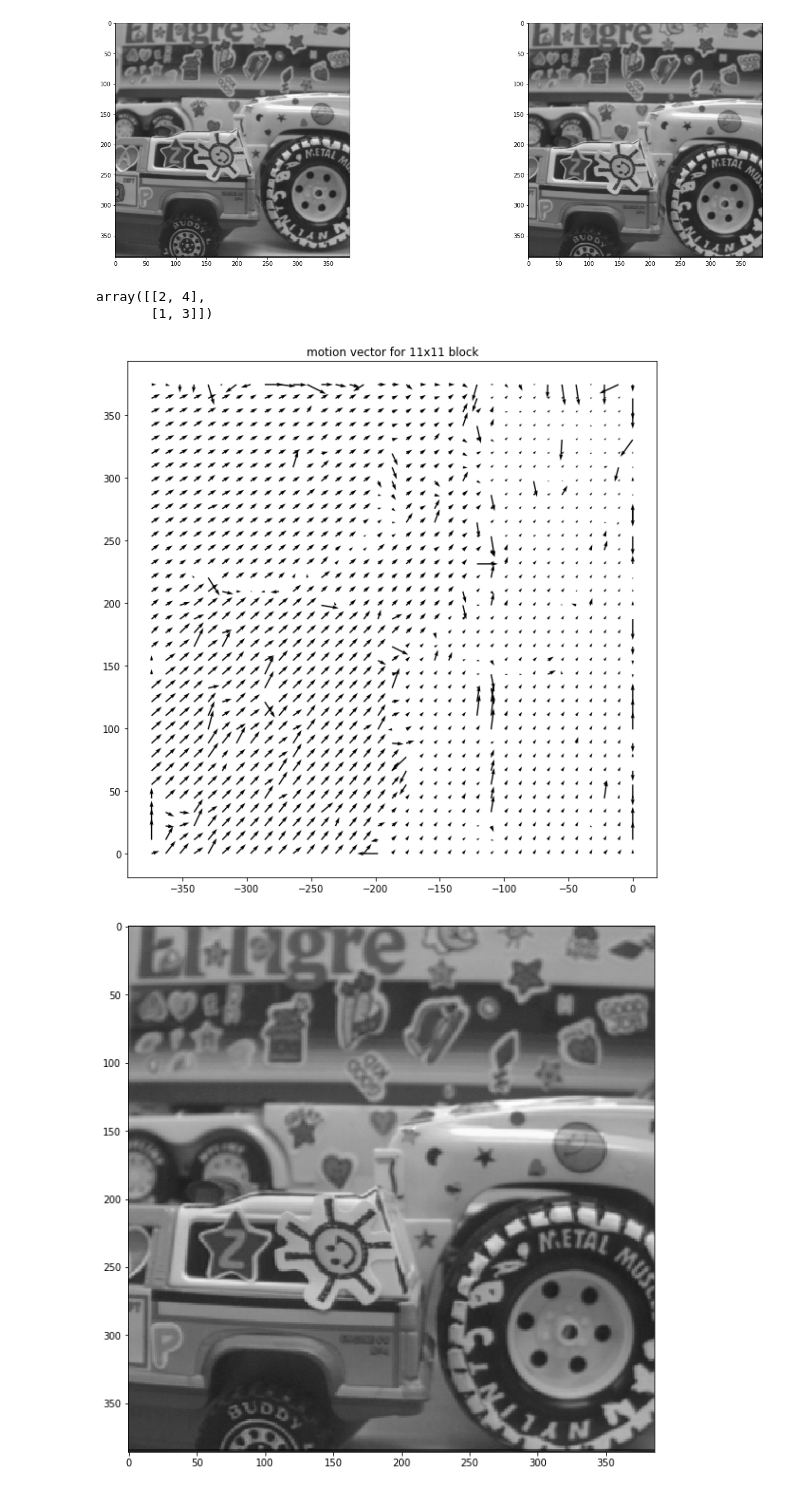
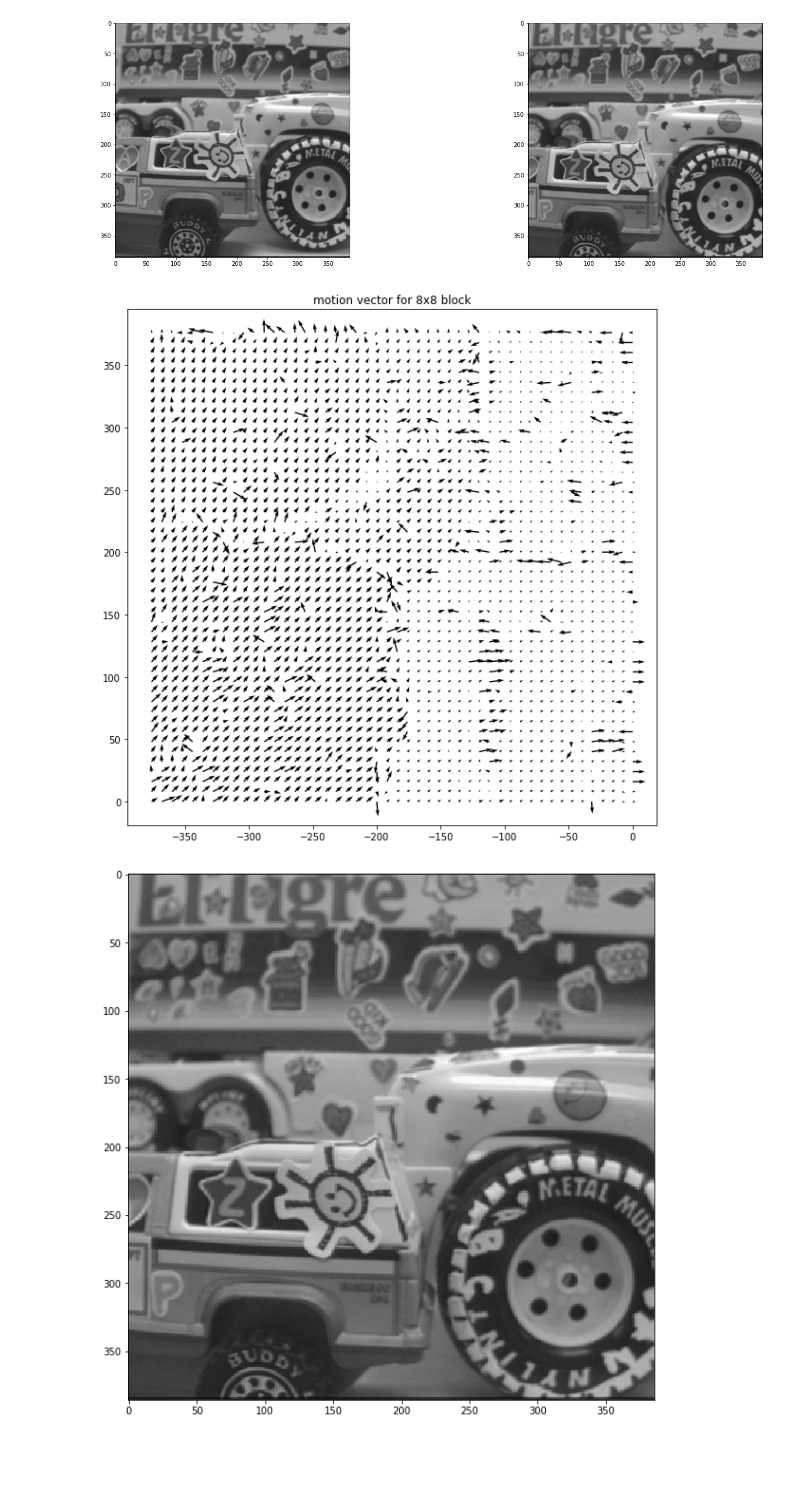
Before and after one commit to thtang/Advanced-Computer-Vision, a Jupyter notebook: hw1/Block_matching.ipynb, the cells around one changed output. Cells and saved outputs as stored; diff of their text form; code cells hidden in the pictures; blank space fills up the shorter version.

Commit message:
add plot

```diff
--- a/hw1/Block_matching.ipynb
+++ b/hw1/Block_matching.ipynb
@@ -30,7 +30,7 @@ def get_block_position(img, windowsize_r=8, windowsize_c=8, stride=8):
             patch_list.append(window)
     return patch_list, position_tup
 # %%
-block = 11
+block = 8
 search_range = 50
 patch_list_a, position_tup_a = get_block_position(trucka, block, block, stride=1)
 patch_list_b, position_tup_b = get_block_position(truckb, block, block, stride=block)
@@ -47,32 +47,26 @@ for patch_b, position_b in zip(patch_list_b, position_tup_b):
                 match_position = position_a
     dx, dy = match_position[0]-position_b[0], match_position[1] - position_b[1]
     motion_tup.append((position_b, match_position, (dx, dy)))
-# %%
-np.rot90([[1,2],
-        [3,4]])
-# %% [output]
-array([[2, 4],
-       [1, 3]])
 # %%
 X = [-t[0][0] for t in motion_tup]
 Y = [t[0][1] for t in motion_tup]
 U = [-t[2][0] for t in motion_tup]
 V = [t[2][1] for t in motion_tup]
 
 plt.figure(figsize=(10,10))
-plt.quiver(X, Y, U, V,)
+plt.quiver(X, Y, V, U,)
 plt.title("motion vector for {}x{} block".format(block,block))
 
 # ax=plt.gca()                            # get the axis
 # ax.set_xlim(left=-10, right=370)
 # ax.set_ylim(bottom=370, top=-10)
 # ax.xaxis.tick_top()
 
 
 plt.savefig("./output/block_{}_motion_vector.png".format(str(block)),  transparent=True)
 plt.show()
 # %% [output]
-[figure, old version]
+[figure, new version]
 # %%
 plt.figure(figsize=(10,10))
 plt.imshow(truckb, cmap="gray")
```
Also changed, not shown: 5 other files.
